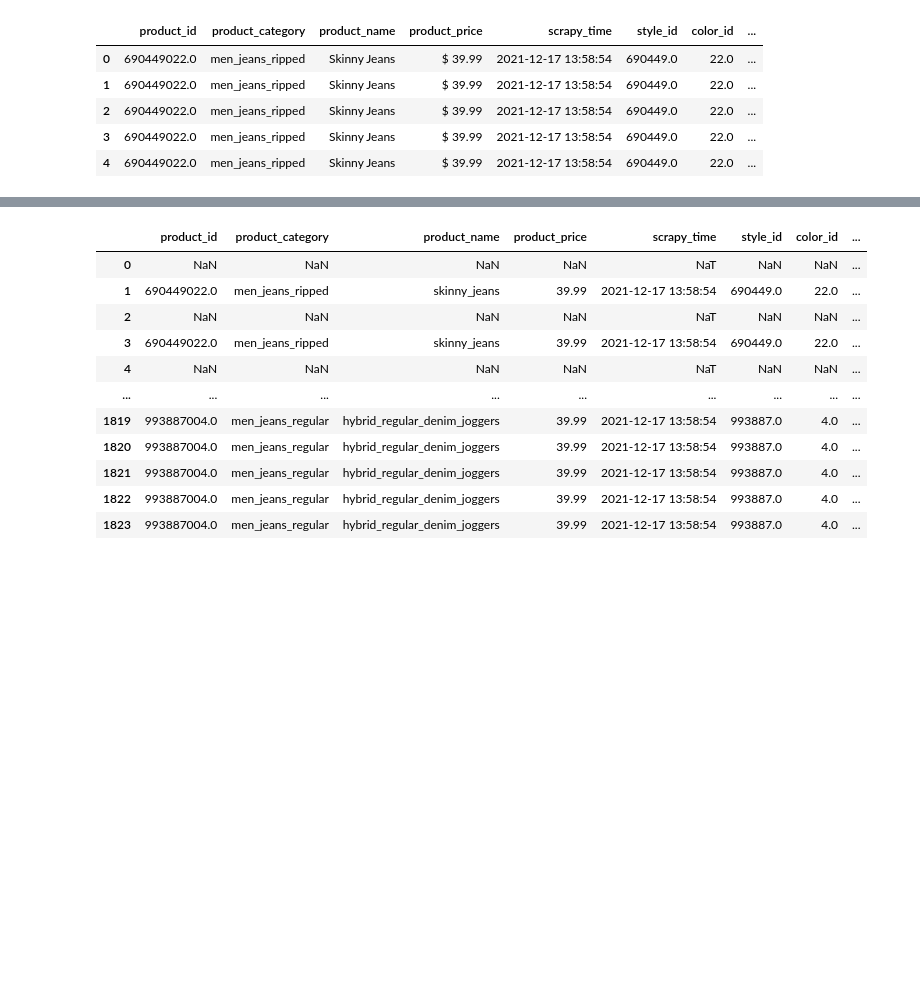
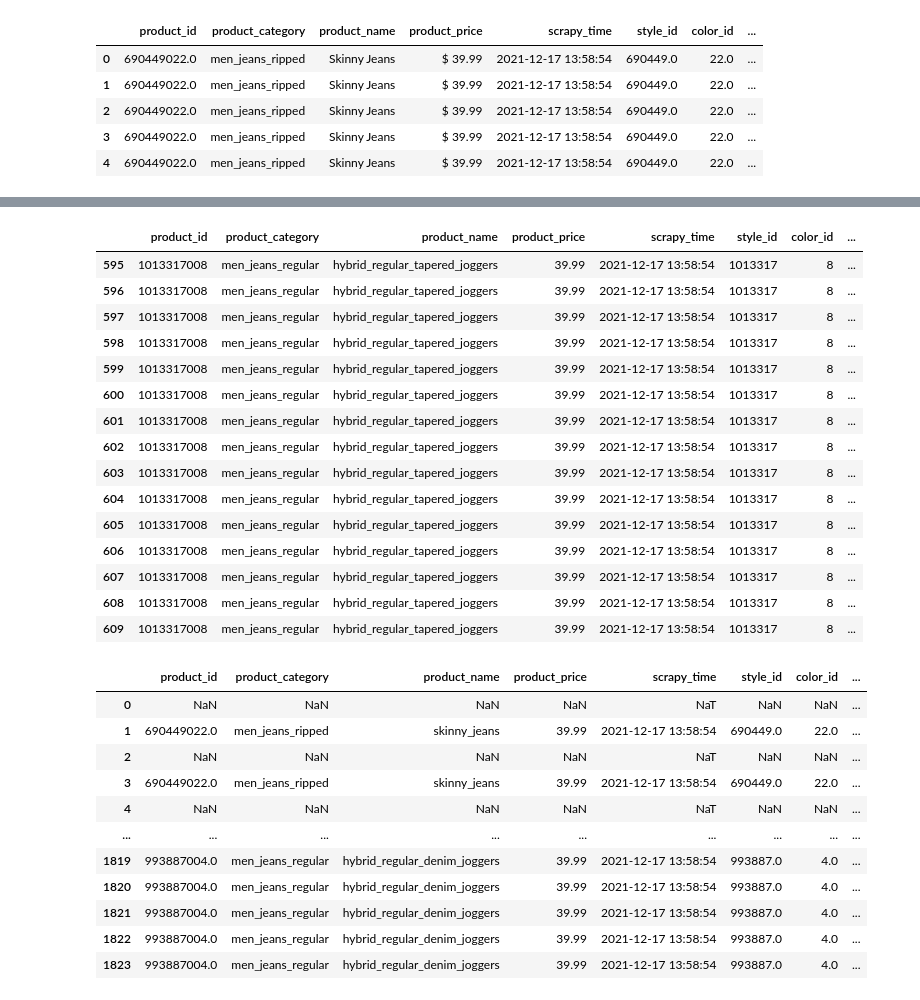
Before and after one commit to rmendes1/star-jeans, a Jupyter notebook: Cleaning_data.ipynb, the cells around one changed output, grey strips where cells are left out. Cells and saved outputs as stored; diff of their text form; code cells hidden in the pictures; blank space fills up the shorter version.

Commit message:
data_raw is now cleaned and ready for database section

```diff
--- a/Cleaning_data.ipynb
+++ b/Cleaning_data.ipynb
@@ -111,9 +111,6 @@ data['size_number'] = data['Size'].apply(lambda x: re.search('\d{3}', x).group(0
 #size model
 data['size_model'] = data['Size'].str.extract('(\d+/\\d+)')
 data['size_model'] = data['size_model'].apply(lambda x: x.replace('/', '_') if pd.notnull(x) else x)
-
-#dropping Size, Product safety, and More sustainable materials columns
-data = data.drop(columns = ['Size', 'Product safety', 'More sustainable materials'], axis = 1)
 
 #composition
 data = data[~data['Composition'].str.contains('Shell:', na = False)]
@@ -172,3 +169,15 @@ df_ref['elasterell'] = df_ref['elasterell'].fillna('Elasterell 0%')
 
 #final join with all characteristics merged
 data = pd.concat([data, df_ref], axis = 1)
+
+#format composition data
+data['cotton'] = data['cotton'].apply(lambda x: int(re.search('\d+', x).group(0))/100 if pd.notnull(x) else x)
+data['elasterell'] = data['elasterell'].apply(lambda x: int(re.search('\d+', x).group(0))/100 if pd.notnull(x) else x)
+data['spandex'] = data['spandex'].apply(lambda x: int(re.search('\d+', x).group(0))/100 if pd.notnull(x) else x)
+data['polyester'] = data['polyester'].apply(lambda x: int(re.search('\d+', x).group(0))/100 if pd.notnull(x) else x)
+
+
+#dropping columns
+data = data.drop(columns = ['Size', 'Product safety', 'More sustainable materials', 'Composition'], axis = 1)
+
+data = data.drop_duplicates()
@@ -222,0 +254,19 @@ data['polyester'] = data['polyester'].apply(lambda x: int(re.search('\d+', x).gr
+# %%
+data[(data['product_id'] == 1013317008)]
+# %% [output]
+|  | product_id | product_category | product_name | product_price | scrapy_time | style_id | color_id | ... |
+| 595 | 1013317008 | men_jeans_regular | hybrid_regular_tapered_joggers | 39.99 | 2021-12-17 13:58:54 | 1013317 | 8 | ... |
+| 596 | 1013317008 | men_jeans_regular | hybrid_regular_tapered_joggers | 39.99 | 2021-12-17 13:58:54 | 1013317 | 8 | ... |
+| 597 | 1013317008 | men_jeans_regular | hybrid_regular_tapered_joggers | 39.99 | 2021-12-17 13:58:54 | 1013317 | 8 | ... |
+| 598 | 1013317008 | men_jeans_regular | hybrid_regular_tapered_joggers | 39.99 | 2021-12-17 13:58:54 | 1013317 | 8 | ... |
+| 599 | 1013317008 | men_jeans_regular | hybrid_regular_tapered_joggers | 39.99 | 2021-12-17 13:58:54 | 1013317 | 8 | ... |
+| 600 | 1013317008 | men_jeans_regular | hybrid_regular_tapered_joggers | 39.99 | 2021-12-17 13:58:54 | 1013317 | 8 | ... |
+| 601 | 1013317008 | men_jeans_regular | hybrid_regular_tapered_joggers | 39.99 | 2021-12-17 13:58:54 | 1013317 | 8 | ... |
+| 602 | 1013317008 | men_jeans_regular | hybrid_regular_tapered_joggers | 39.99 | 2021-12-17 13:58:54 | 1013317 | 8 | ... |
+| 603 | 1013317008 | men_jeans_regular | hybrid_regular_tapered_joggers | 39.99 | 2021-12-17 13:58:54 | 1013317 | 8 | ... |
+| 604 | 1013317008 | men_jeans_regular | hybrid_regular_tapered_joggers | 39.99 | 2021-12-17 13:58:54 | 1013317 | 8 | ... |
+| 605 | 1013317008 | men_jeans_regular | hybrid_regular_tapered_joggers | 39.99 | 2021-12-17 13:58:54 | 1013317 | 8 | ... |
+| 606 | 1013317008 | men_jeans_regular | hybrid_regular_tapered_joggers | 39.99 | 2021-12-17 13:58:54 | 1013317 | 8 | ... |
+| 607 | 1013317008 | men_jeans_regular | hybrid_regular_tapered_joggers | 39.99 | 2021-12-17 13:58:54 | 1013317 | 8 | ... |
+| 608 | 1013317008 | men_jeans_regular | hybrid_regular_tapered_joggers | 39.99 | 2021-12-17 13:58:54 | 1013317 | 8 | ... |
+| 609 | 1013317008 | men_jeans_regular | hybrid_regular_tapered_joggers | 39.99 | 2021-12-17 13:58:54 | 1013317 | 8 | ... |
```
Also changed, not shown: parts of 12 cells of this notebook.
